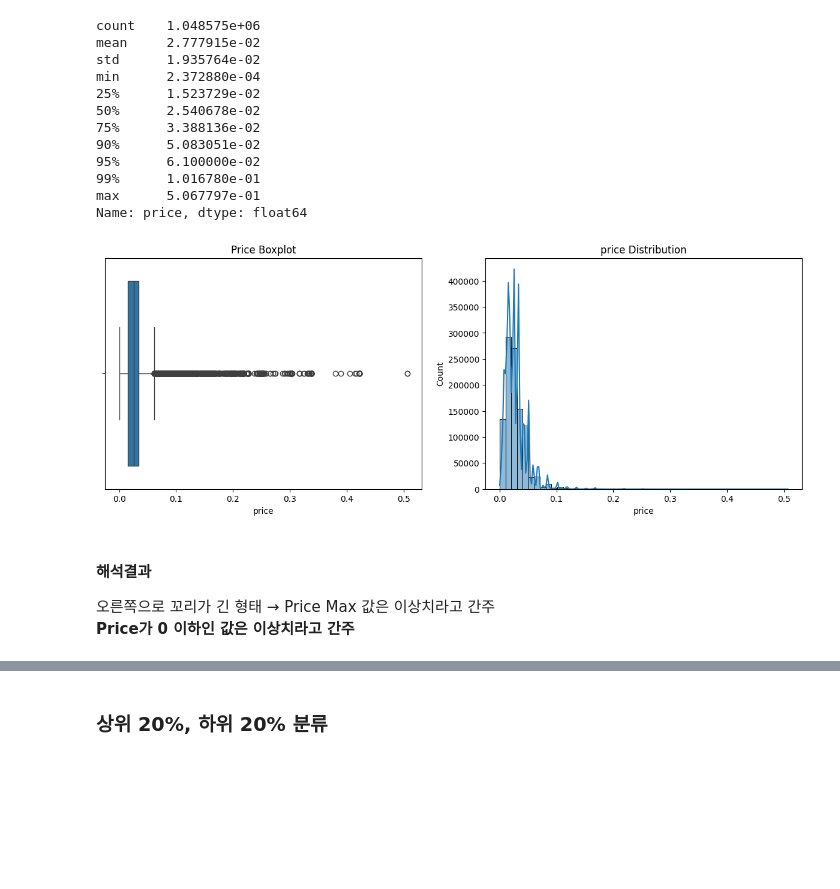
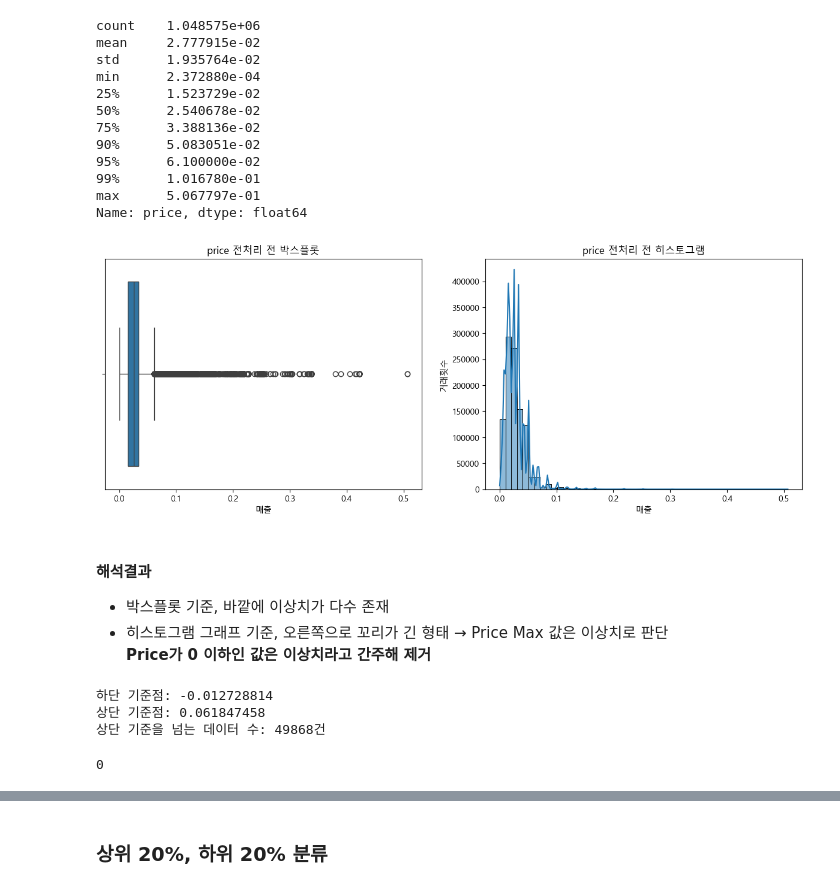
Before and after one commit to leegolem/data-commando-project, a Jupyter notebook: main/1. total_prepare_transactions.ipynb, the cells around one changed output, grey strips where cells are left out. Drawn from its saved outputs; the diff is of its cells as text; code cells hidden in the pictures; blank space fills up the shorter version.

```diff
--- a/main/1. total_prepare_transactions.ipynb
+++ b/main/1. total_prepare_transactions.ipynb
@@ -8,3 +8,9 @@ import seaborn as sns
 
 transactions = pd.read_csv("h&m_dataset/transactions_hm.csv")
 transactions.head()
+
+# 한글 폰트 설정 (맑은 고딕)
+plt.rcParams['font.family'] = 'Malgun Gothic'
+
+# 마이너스 기호 깨짐 방지
+plt.rcParams['axes.unicode_minus'] = False
@@ -174,19 +173,24 @@ Name: price, dtype: float64
 # %%
 # 한 화면에 두 그래프 그리기
 fig, ax = plt.subplots(1, 2, figsize=(15, 5))
 
-# 왼쪽: 박스플롯 (이상치 확인)
+# 왼쪽: 박스플롯 (이상치가 어디에 많이 있는지 확인)
 sns.boxplot(x=trans['price'], ax=ax[0])
-ax[0].set_title('Price Boxplot')
+ax[0].set_title('price 전처리 전 박스플롯')
+ax[0].set_xlabel('매출')
 
-# 오른쪽: 히스토그램 (분포 모양 확인)
+
+# 오른쪽: 히스토그램 (값이 어떤 구간에 몰려 있는지 확인)
 sns.histplot(trans['price'], bins=50, kde=True, ax=ax[1])
-ax[1].set_title('price Distribution')
+ax[1].set_title('price 전처리 전 히스토그램')
+ax[1].set_xlabel('매출')
+ax[1].set_ylabel('거래횟수')
 
 plt.show()
 # %% [output]
-[figure, old version]
+[figure, new version]
 # %% [markdown]
 #### 해석결과
-오른쪽으로 꼬리가 긴 형태 → Price Max 값은 이상치라고 간주<br>
-**Price가 0 이하인 값은 이상치라고 간주**
+- 박스플롯 기준, 바깥에 이상치가 다수 존재
+- 히스토그램 그래프 기준, 오른쪽으로 꼬리가 긴 형태 → Price Max 값은 이상치로 판단<br>
+**Price가 0 이하인 값은 이상치라고 간주해 제거**
@@ -208,0 +197,30 @@ after_upper = len(trans_clean)
+# %%
+# IQR(사분위 범위)로 이상치 기준선을 계산
+Q1 = trans['price'].quantile(0.25)
+Q3 = trans['price'].quantile(0.75)
+IQR = Q3 - Q1
+
+lower_fence = Q1 - 1.5 * IQR
+upper_fence = Q3 + 1.5 * IQR
+
+print(f"하단 기준점: {lower_fence}")
+print(f"상단 기준점: {upper_fence}")
+
+# 상단 기준(upper_fence)보다 큰 값이 몇 개인지 확인
+upper_outlier_cnt = (trans["price"] > upper_fence).sum()
+print(f"상단 기준을 넘는 데이터 수: {upper_outlier_cnt}건")
+# %% [output]
+하단 기준점: -0.012728814
+상단 기준점: 0.061847458
+상단 기준을 넘는 데이터 수: 49868건
+# %%
+# 원본 보존
+trans_clean = trans.copy()
+
+# price가 0 이하인 행은 제거
+trans_clean = trans_clean[trans_clean['price'] > 0]
+
+# 확인
+print((trans_clean['price'] == 0).sum())
+# %% [output]
+0
```
Also changed, not shown: parts of 9 cells of this notebook.
